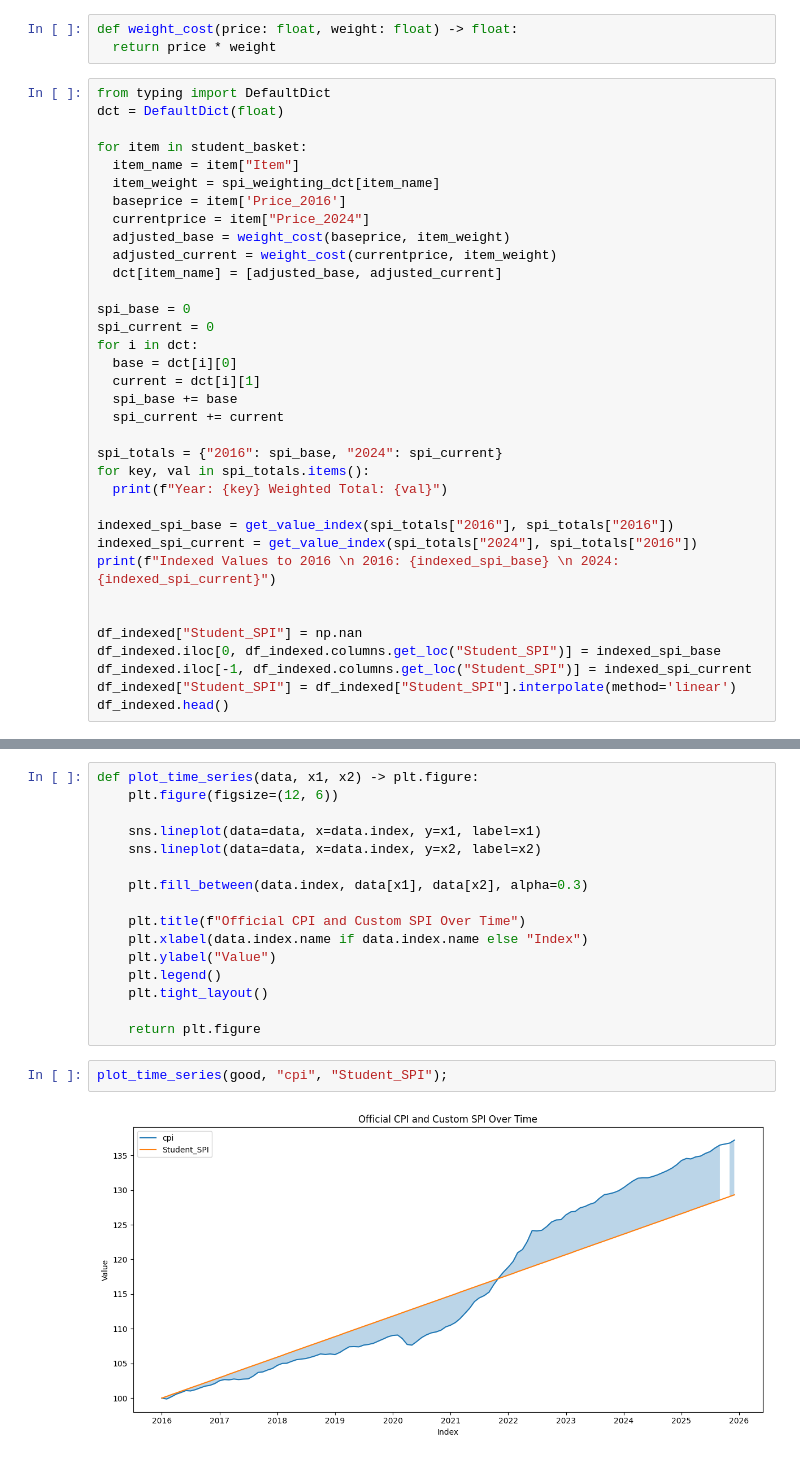
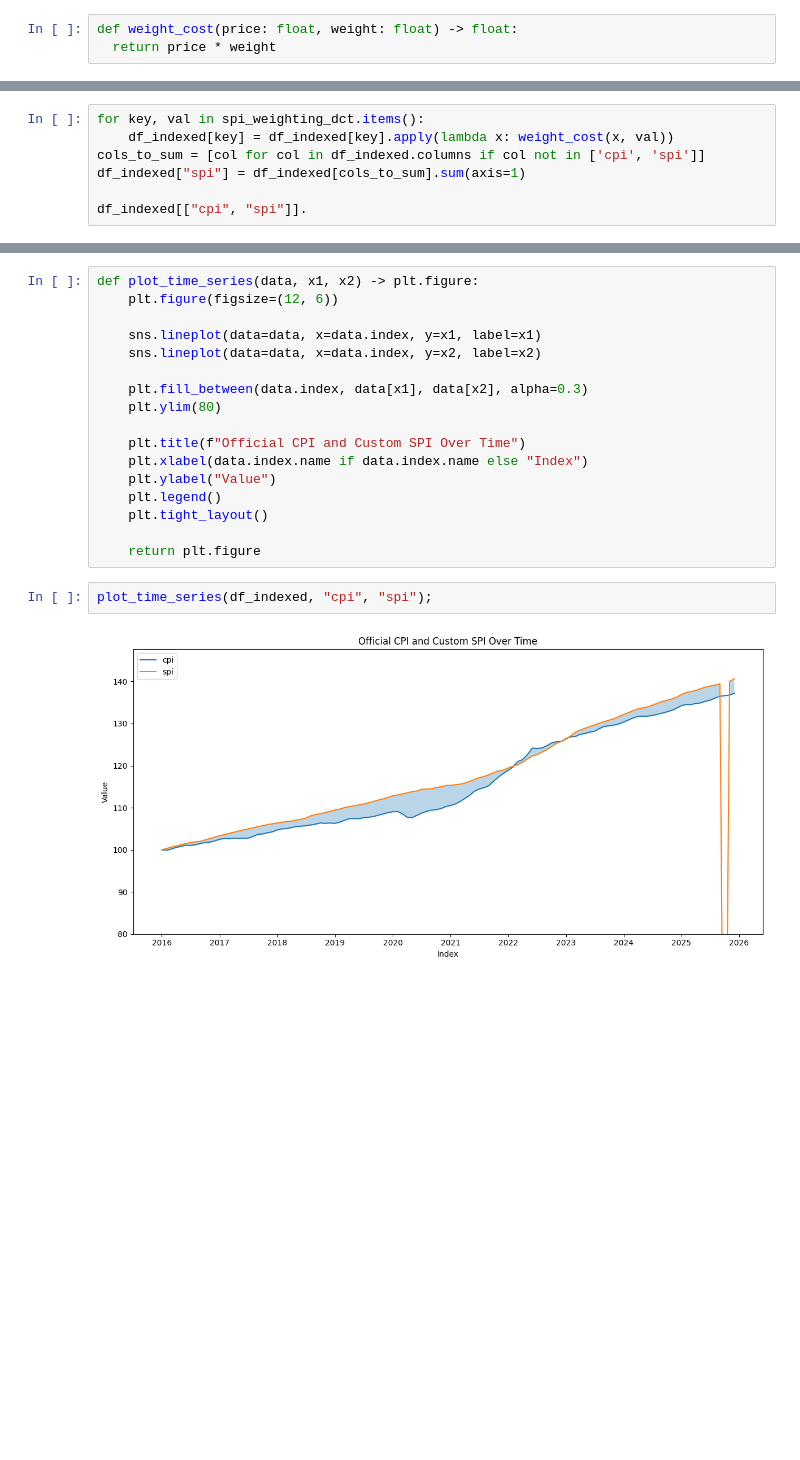
Before and after one commit to iasolb/ECON3916-Statistics-MachineLearning, a Jupyter notebook: Assignment 1/Econ_3916_Assignment_1.ipynb, the cells around one changed output, grey strips where cells are left out. Saved outputs shown, nothing was run; the diff lists cells and outputs as text; blank space fills up the shorter version.

```diff
--- a/Assignment 1/Econ_3916_Assignment_1.ipynb
+++ b/Assignment 1/Econ_3916_Assignment_1.ipynb
@@ -105,38 +97,3 @@ student_basket
 # %%
 def weight_cost(price: float, weight: float) -> float:
   return price * weight
-# %%
-from typing import DefaultDict
-dct = DefaultDict(float)
-
-for item in student_basket:
-  item_name = item["Item"]
-  item_weight = spi_weighting_dct[item_name]
-  baseprice = item['Price_2016']
-  currentprice = item["Price_2024"]
-  adjusted_base = weight_cost(baseprice, item_weight)
-  adjusted_current = weight_cost(currentprice, item_weight)
-  dct[item_name] = [adjusted_base, adjusted_current]
-
-spi_base = 0
-spi_current = 0
-for i in dct:
-  base = dct[i][0]
-  current = dct[i][1]
-  spi_base += base
-  spi_current += current
-
-spi_totals = {"2016": spi_base, "2024": spi_current}
-for key, val in spi_totals.items():
-  print(f"Year: {key} Weighted Total: {val}")
-
-indexed_spi_base = get_value_index(spi_totals["2016"], spi_totals["2016"])
-indexed_spi_current = get_value_index(spi_totals["2024"], spi_totals["2016"])
-print(f"Indexed Values to 2016 \n 2016: {indexed_spi_base} \n 2024: {indexed_spi_current}")
-
-
-df_indexed["Student_SPI"] = np.nan
-df_indexed.iloc[0, df_indexed.columns.get_loc("Student_SPI")] = indexed_spi_base
-df_indexed.iloc[-1, df_indexed.columns.get_loc("Student_SPI")] = indexed_spi_current
-df_indexed["Student_SPI"] = df_indexed["Student_SPI"].interpolate(method='linear')
-df_indexed.head()
@@ -157,0 +100,7 @@ bad = df[["tuition","cable"]]
+# %%
+for key, val in spi_weighting_dct.items():
+    df_indexed[key] = df_indexed[key].apply(lambda x: weight_cost(x, val))
+cols_to_sum = [col for col in df_indexed.columns if col not in ['cpi', 'spi']]
+df_indexed["spi"] = df_indexed[cols_to_sum].sum(axis=1)
+
+df_indexed[["cpi", "spi"]].
@@ -163,6 +119,7 @@ def plot_time_series(data, x1, x2) -> plt.figure:
     sns.lineplot(data=data, x=data.index, y=x2, label=x2)
 
     plt.fill_between(data.index, data[x1], data[x2], alpha=0.3)
+    plt.ylim(80)
 
     plt.title(f"Official CPI and Custom SPI Over Time")
     plt.xlabel(data.index.name if data.index.name else "Index")
@@ -172,6 +129,6 @@ def plot_time_series(data, x1, x2) -> plt.figure:
 
     return plt.figure
 # %%
-plot_time_series(good, "cpi", "Student_SPI");
+plot_time_series(df_indexed, "cpi", "spi");
 # %% [output]
-[figure, old version]
+[figure, new version]
```
Also changed, not shown: parts of 7 cells of this notebook.
